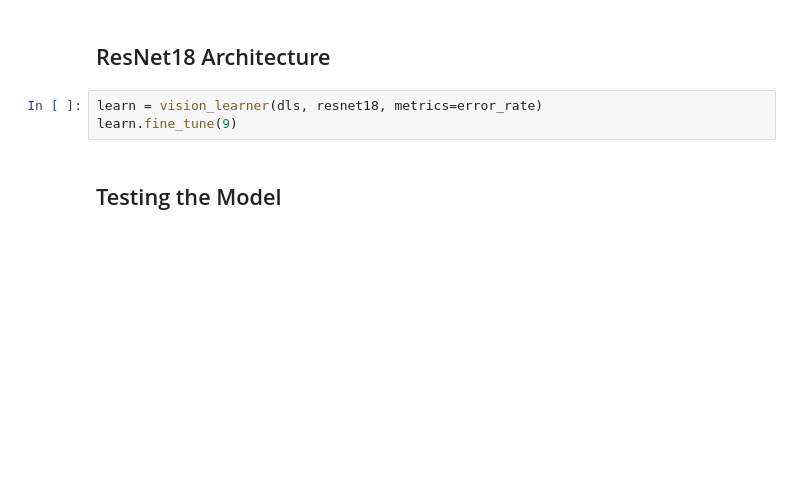
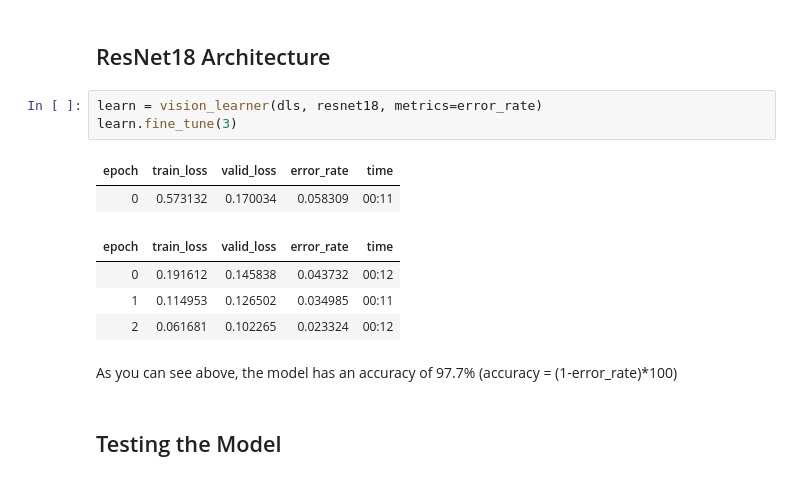
Before and after one commit to singhal-ansh/Eagles-vs-Hawks, a Jupyter notebook: is-it-hawking.ipynb, the cells around one changed output. Drawn from its saved outputs; the diff is of its cells as text; blank space fills up the shorter version.

```diff
--- a/is-it-hawking.ipynb
+++ b/is-it-hawking.ipynb
@@ -79,7 +95,16 @@ dls.show_batch(max_n=6)
 ## ResNet18 Architecture
 # %%
 learn = vision_learner(dls, resnet18, metrics=error_rate)
-learn.fine_tune(9)
+learn.fine_tune(3)
+# %% [output]
+| epoch | train_loss | valid_loss | error_rate | time |
+| 0 | 0.573132 | 0.170034 | 0.058309 | 00:11 |
+| epoch | train_loss | valid_loss | error_rate | time |
+| 0 | 0.191612 | 0.145838 | 0.043732 | 00:12 |
+| 1 | 0.114953 | 0.126502 | 0.034985 | 00:11 |
+| 2 | 0.061681 | 0.102265 | 0.023324 | 00:12 |
+# %% [markdown]
+As you can see above, the model has an accuracy of 97.7% (accuracy = (1-error_rate)*100)
 # %% [markdown]
 ## Testing the Model
 # %%
```
Also changed, not shown: parts of 11 cells of this notebook.
